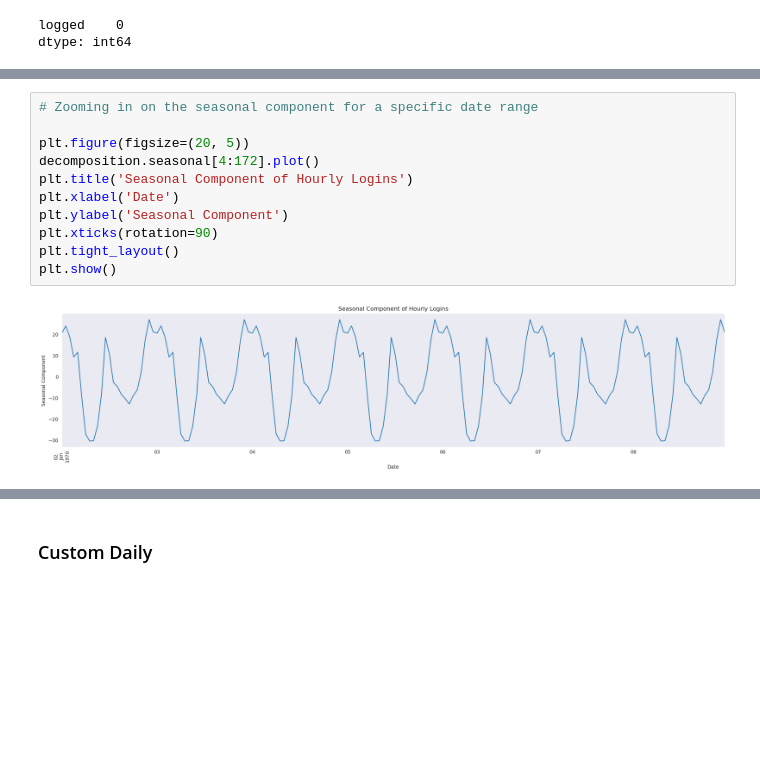
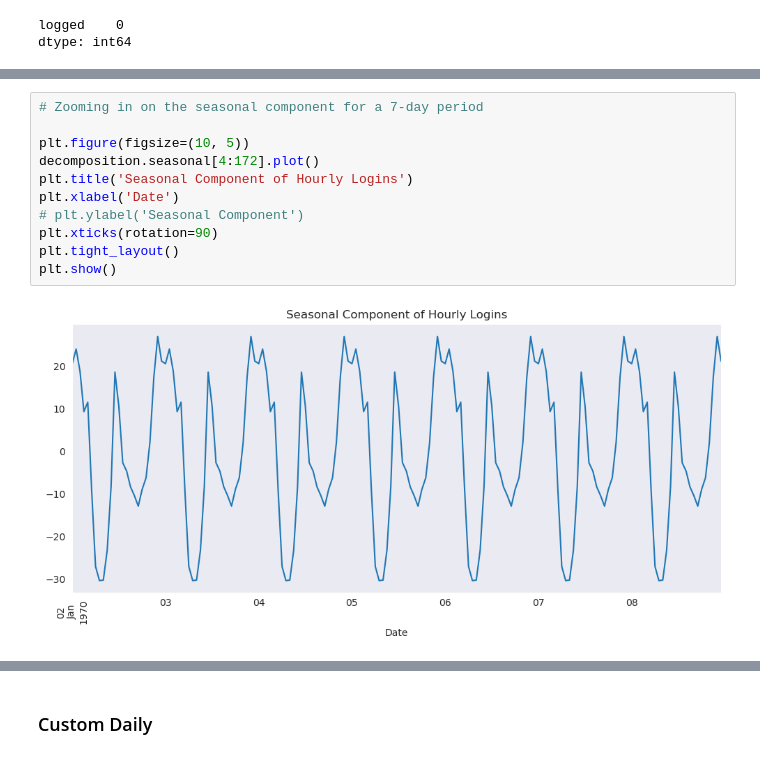
Before and after one commit to ds-edu/ds-eda-ultimate-tech, a Jupyter notebook: logins.ipynb, the cells around one changed output, grey strips where cells are left out. Drawn from its saved outputs; the diff is of its cells as text; blank space fills up the shorter version.

```diff
--- a/logins.ipynb
+++ b/logins.ipynb
@@ -242,13 +198,13 @@ plt.show()
 # %%
-# Zooming in on the seasonal component for a specific date range
+# Zooming in on the seasonal component for a 7-day period
 
-plt.figure(figsize=(20, 5))
+plt.figure(figsize=(10, 5))
 decomposition.seasonal[4:172].plot()
 plt.title('Seasonal Component of Hourly Logins')
 plt.xlabel('Date')
-plt.ylabel('Seasonal Component')
+# plt.ylabel('Seasonal Component')
 plt.xticks(rotation=90)
 plt.tight_layout()
 plt.show()
 # %% [output]
-[figure, old version]
+[figure, new version]
```
Also changed, not shown: parts of 41 cells of this notebook.
